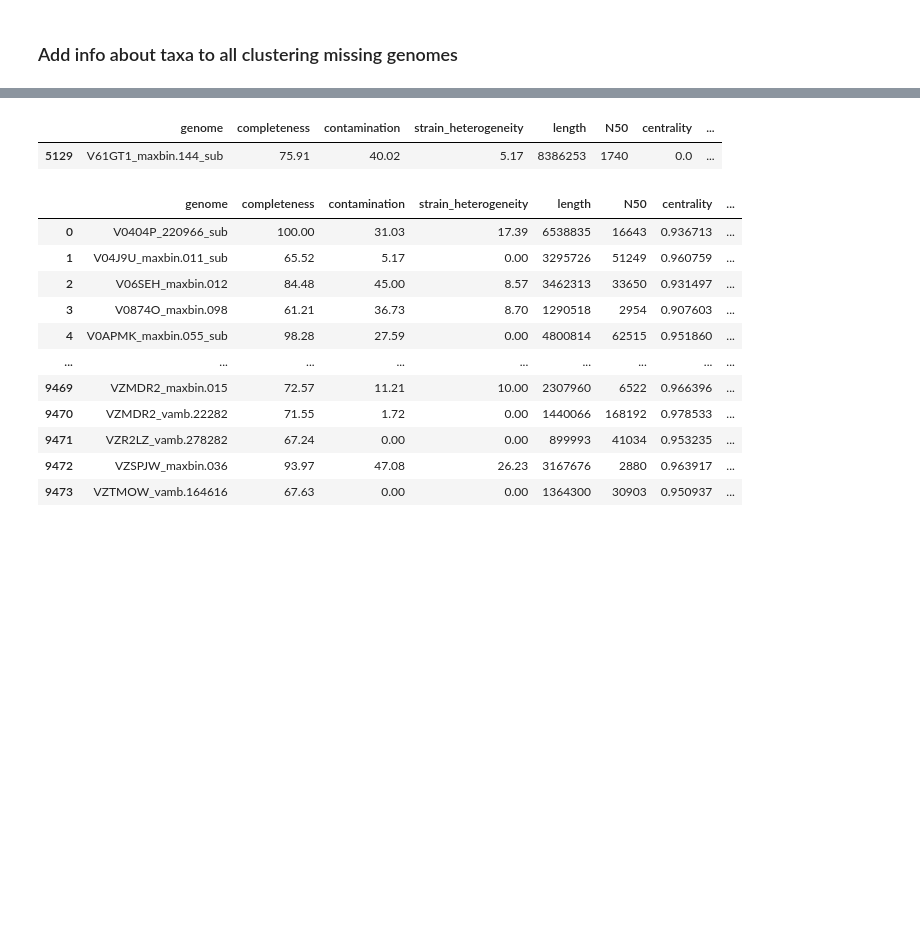
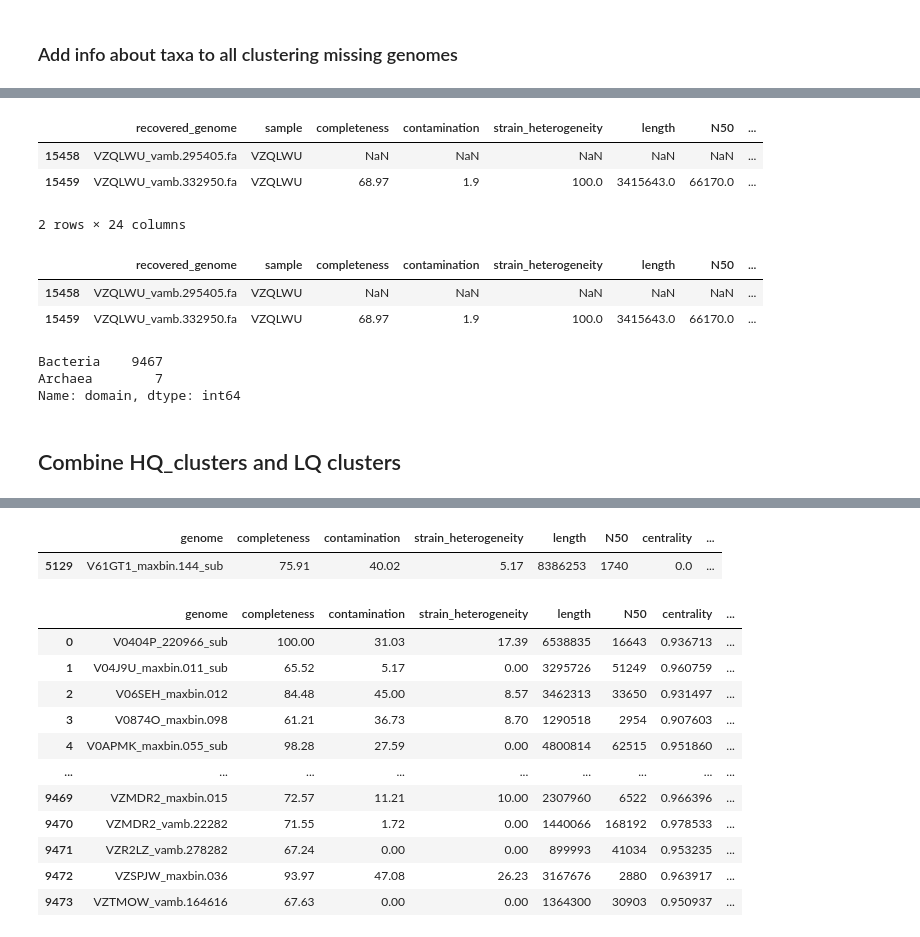
Before and after one commit to Chartiza/2023_LQ_clustering_add, a Jupyter notebook: MRG_all.ipynb, the cells around one changed output, grey strips where cells are left out. Cells and saved outputs as stored; diff of their text form; code cells hidden in the pictures; blank space fills up the shorter version.

```diff
--- a/MRG_all.ipynb
+++ b/MRG_all.ipynb
@@ -116,0 +158,17 @@ ar.head(2)
+# %%
+# Combine GTDB and LQ clustering results
+lq_clust = pd.merge(miss_all_ClInfo, miss_best_taxa, on='secondary_cluster', how='left')
+lq_clust = lq_clust.drop(['centrality','user_genome','primary_cluster', 'original_secondary_cluster'], axis=1)
+
+lq_clust.tail(2)
+# %% [output]
+|  | recovered_genome | sample | completeness | contamination | strain_heterogeneity | length | N50 | ... |
+| 15458 | VZQLWU_vamb.295405.fa | VZQLWU | NaN | NaN | NaN | NaN | NaN | ... |
+| 15459 | VZQLWU_vamb.332950.fa | VZQLWU | 68.97 | 1.9 | 100.0 | 3415643.0 | 66170.0 | ... |
+2 rows × 24 columns
+# %%
+lq_clust.tail(2)
+# %% [output]
+|  | recovered_genome | sample | completeness | contamination | strain_heterogeneity | length | N50 | ... |
+| 15458 | VZQLWU_vamb.295405.fa | VZQLWU | NaN | NaN | NaN | NaN | NaN | ... |
+| 15459 | VZQLWU_vamb.332950.fa | VZQLWU | 68.97 | 1.9 | 100.0 | 3415643.0 | 66170.0 | ... |
@@ -116,0 +180,6 @@ ar.head(2)
+# %%
+lq_clust['domain'].value_counts()
+# %% [output]
+Bacteria    9467
+Archaea        7
+Name: domain, dtype: int64
@@ -116,0 +189,2 @@ ar.head(2)
+# %% [markdown]
+## Combine HQ_clusters and LQ clusters
```
Also changed, not shown: parts of 22 cells of this notebook, 2 other files.
